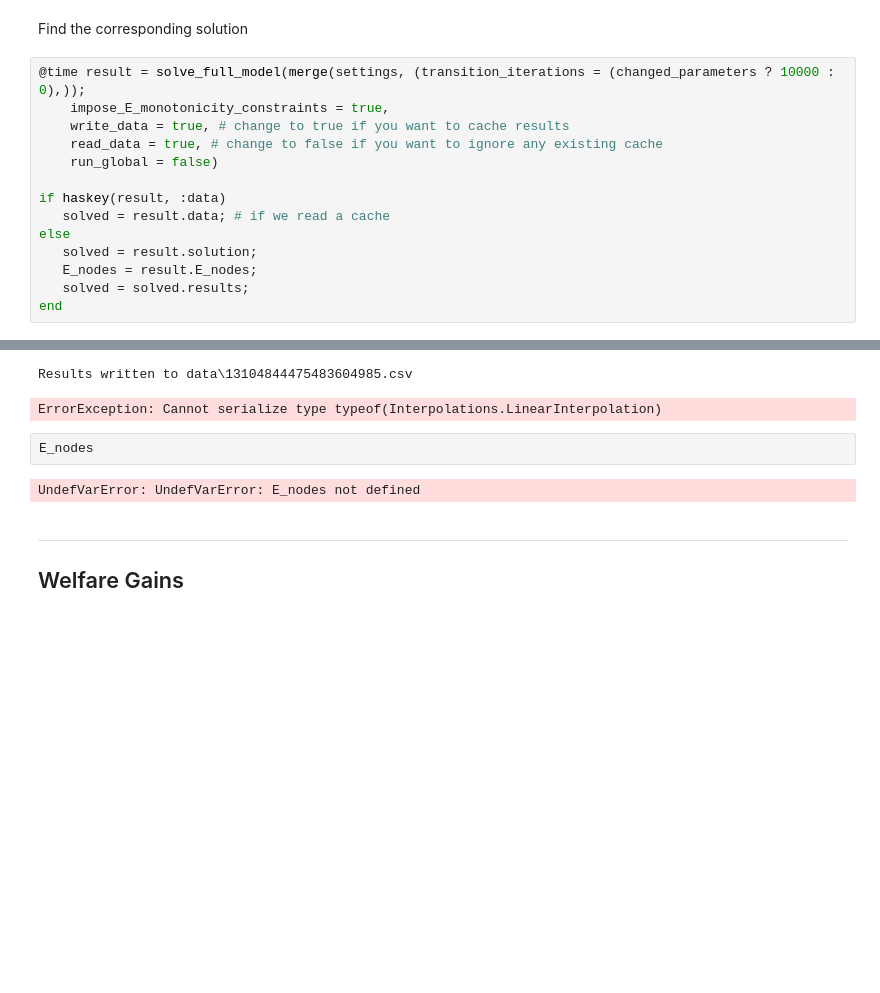
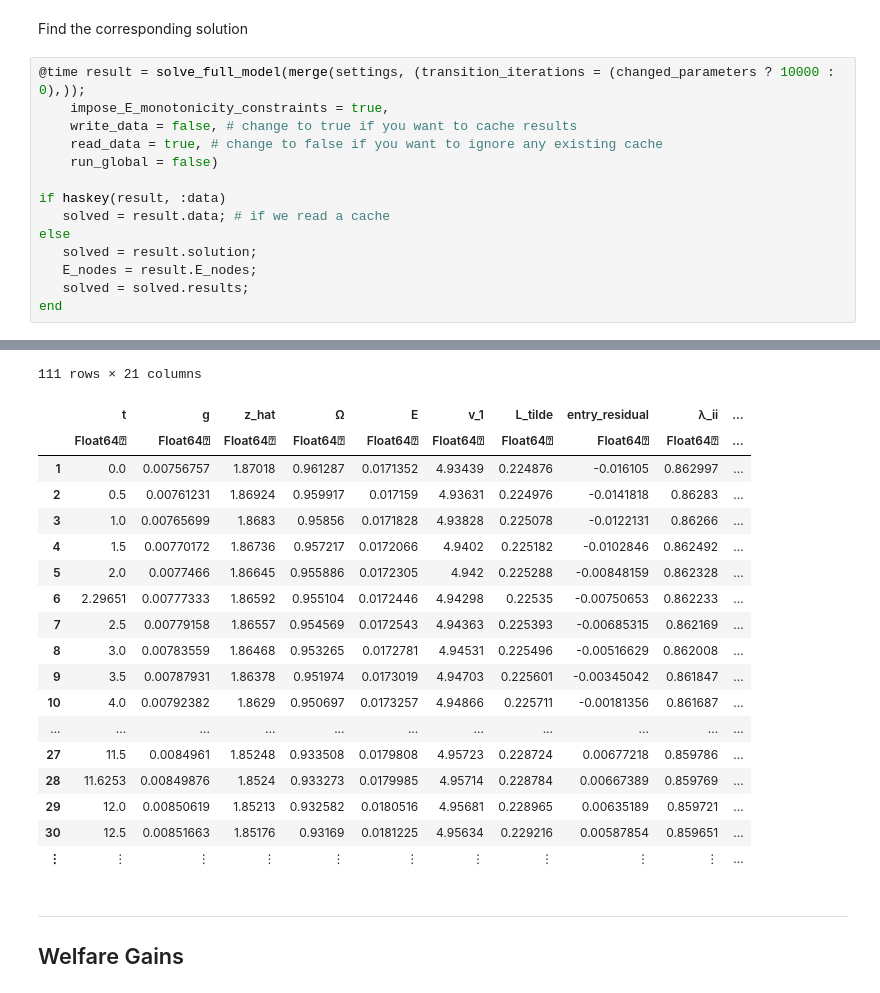
Before and after one commit to jlperla/PerlaTonettiWaugh.jl, a Jupyter notebook: solve-transition.ipynb, the cells around one changed output, grey strips where cells are left out. Cells and saved outputs as stored; diff of their text form; blank space fills up the shorter version.

```diff
--- a/solve-transition.ipynb
+++ b/solve-transition.ipynb
@@ -162,7 +160,7 @@ Find the corresponding solution
 # %%
 @time result = solve_full_model(merge(settings, (transition_iterations = (changed_parameters ? 10000 : 0),));
     impose_E_monotonicity_constraints = true,
-    write_data = true, # change to true if you want to cache results
+    write_data = false, # change to true if you want to cache results
     read_data = true, # change to false if you want to ignore any existing cache
     run_global = false)
 
@@ -179,9 +177,22 @@ end
-Results written to data\13104844475483604985.csv
+111 rows × 21 columns
-ErrorException: Cannot serialize type typeof(Interpolations.LinearInterpolation)
+|  | t | g | z_hat | Ω | E | v_1 | L_tilde | entry_residual | λ_ii | ... |
+|  | Float64⍰ | Float64⍰ | Float64⍰ | Float64⍰ | Float64⍰ | Float64⍰ | Float64⍰ | Float64⍰ | Float64⍰ | ... |
+| 1 | 0.0 | 0.00756757 | 1.87018 | 0.961287 | 0.0171352 | 4.93439 | 0.224876 | -0.016105 | 0.862997 | ... |
+| 2 | 0.5 | 0.00761231 | 1.86924 | 0.959917 | 0.017159 | 4.93631 | 0.224976 | -0.0141818 | 0.86283 | ... |
+| 3 | 1.0 | 0.00765699 | 1.8683 | 0.95856 | 0.0171828 | 4.93828 | 0.225078 | -0.0122131 | 0.86266 | ... |
+| 4 | 1.5 | 0.00770172 | 1.86736 | 0.957217 | 0.0172066 | 4.9402 | 0.225182 | -0.0102846 | 0.862492 | ... |
+| 5 | 2.0 | 0.0077466 | 1.86645 | 0.955886 | 0.0172305 | 4.942 | 0.225288 | -0.00848159 | 0.862328 | ... |
+| 6 | 2.29651 | 0.00777333 | 1.86592 | 0.955104 | 0.0172446 | 4.94298 | 0.22535 | -0.00750653 | 0.862233 | ... |
+| 7 | 2.5 | 0.00779158 | 1.86557 | 0.954569 | 0.0172543 | 4.94363 | 0.225393 | -0.00685315 | 0.862169 | ... |
+| 8 | 3.0 | 0.00783559 | 1.86468 | 0.953265 | 0.0172781 | 4.94531 | 0.225496 | -0.00516629 | 0.862008 | ... |
+| 9 | 3.5 | 0.00787931 | 1.86378 | 0.951974 | 0.0173019 | 4.94703 | 0.225601 | -0.00345042 | 0.861847 | ... |
+| 10 | 4.0 | 0.00792382 | 1.8629 | 0.950697 | 0.0173257 | 4.94866 | 0.225711 | -0.00181356 | 0.861687 | ... |
+| ... | ... | ... | ... | ... | ... | ... | ... | ... | ... | ... |
+| 27 | 11.5 | 0.0084961 | 1.85248 | 0.933508 | 0.0179808 | 4.95723 | 0.228724 | 0.00677218 | 0.859786 | ... |
+| 28 | 11.6253 | 0.00849876 | 1.8524 | 0.933273 | 0.0179985 | 4.95714 | 0.228784 | 0.00667389 | 0.859769 | ... |
+| 29 | 12.0 | 0.00850619 | 1.85213 | 0.932582 | 0.0180516 | 4.95681 | 0.228965 | 0.00635189 | 0.859721 | ... |
+| 30 | 12.5 | 0.00851663 | 1.85176 | 0.93169 | 0.0181225 | 4.95634 | 0.229216 | 0.00587854 | 0.859651 | ... |
+| ⋮ | ⋮ | ⋮ | ⋮ | ⋮ | ⋮ | ⋮ | ⋮ | ⋮ | ⋮ | ... |
-# %%
-E_nodes
-# %% [output]
-UndefVarError: UndefVarError: E_nodes not defined
 # %% [markdown]
 ---
 ## Welfare Gains
```
Also changed, not shown: parts of 25 cells of this notebook.
